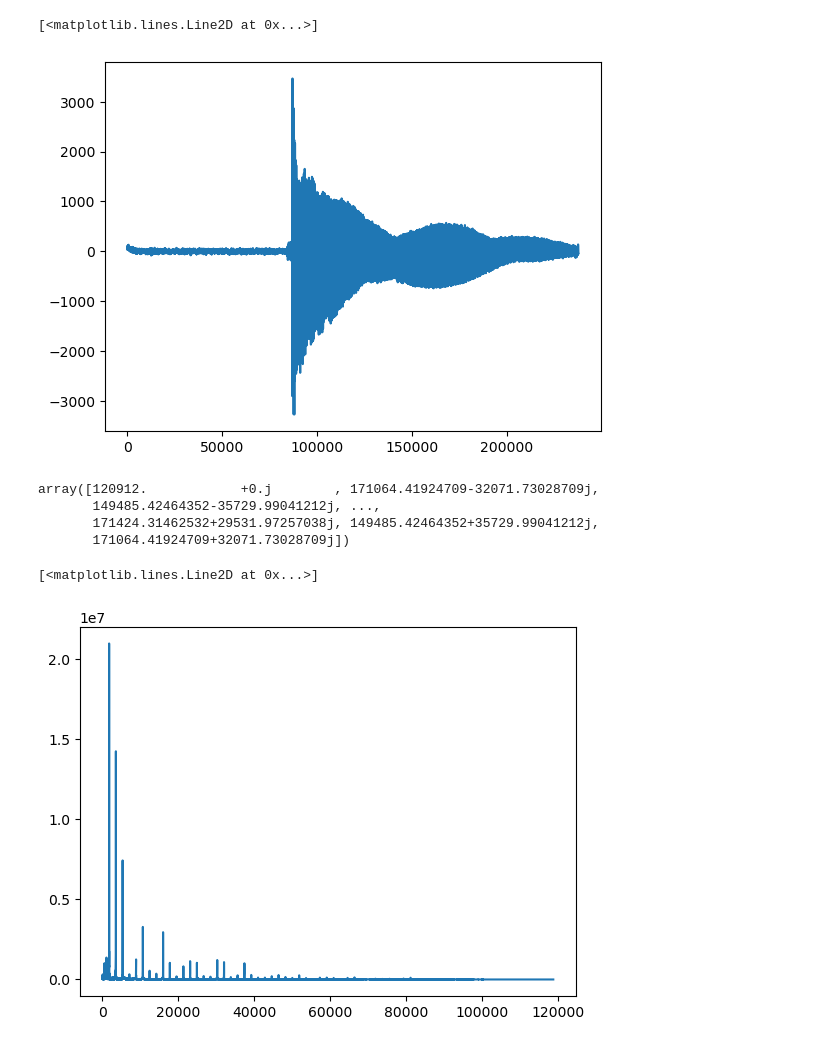
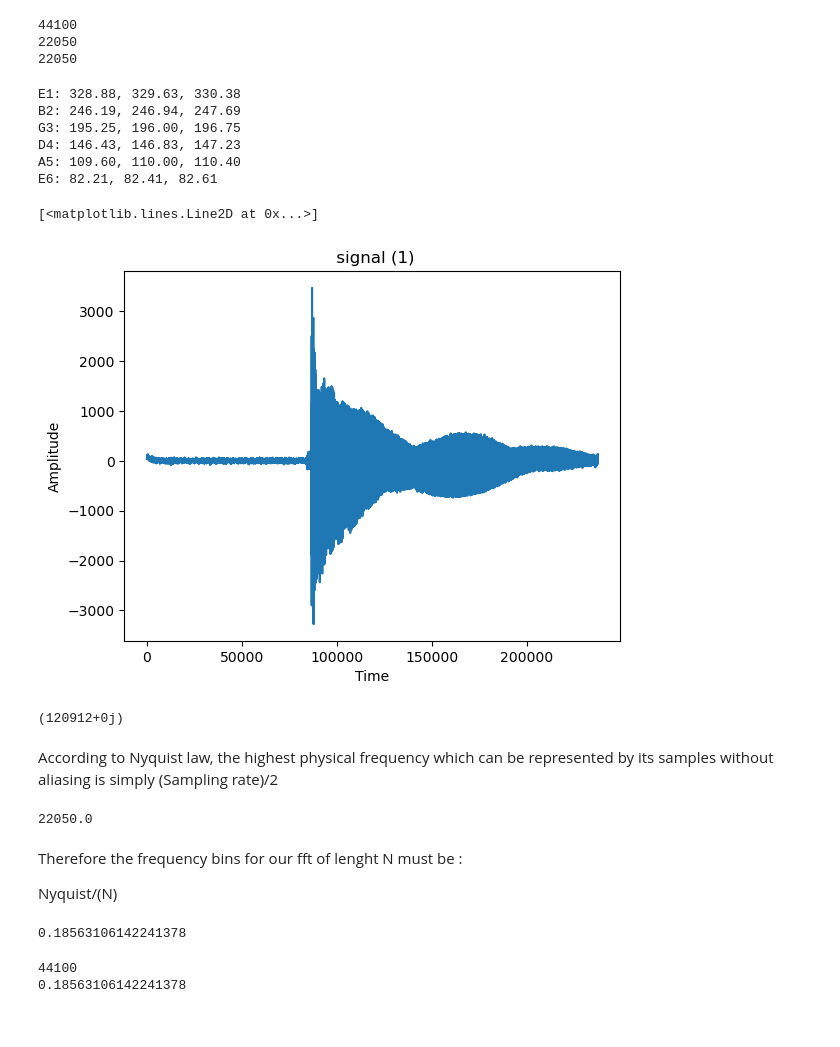
Before and after one commit to jacobo-r/Signal_Processing, a Jupyter notebook: HW1.ipynb, the cells around one changed output. Saved outputs shown, nothing was run; the diff lists cells and outputs as text; code cells hidden in the pictures.

```diff
--- a/HW1.ipynb
+++ b/HW1.ipynb
@@ -8,3 +8,10 @@ import scipy.io.wavfile as wav
 
 sample_rates, data_list = map(list, zip(*[(wav.read(f'string_{n}.wav')) for n in range(1, 4)]))
+# %%
+for i in sample_rates:
+    print(i)
+# %% [output]
+44100
+22050
+22050
 # %%
@@ -16,24 +23,59 @@ guitar = {
     'A5': (110.00, 0.08),
     'E6': (82.41, 0.04)
 }
+# %%
+ranges = {}
+
+for note, (freq, deviation) in notes.items():
+    lower_bound = freq - deviation * 5
+    upper_bound = freq + deviation * 5
+    ranges[note] = (lower_bound, freq, upper_bound)
+
+# Now, `ranges` contains the frequency ranges for each note
+for note, (lower, middle, upper) in ranges.items():
+    print(f"{note}: {lower:.2f}, {middle:.2f}, {upper:.2f}")
+# %% [output]
+E1: 328.88, 329.63, 330.38
+B2: 246.19, 246.94, 247.69
+G3: 195.25, 196.00, 196.75
+D4: 146.43, 146.83, 147.23
+A5: 109.60, 110.00, 110.40
+E6: 82.21, 82.41, 82.61
+# %%
+file = 1
+n=file-1
 # %%
-plt.plot(data_list[0])
+plt.title(f" signal ({file})")
+plt.xlabel("Time")
+plt.ylabel("Amplitude")
+plt.plot(data_list[n])
 # %% [output]
 [<matplotlib.lines.Line2D at 0x...>]
-[figure, old version]
+[figure, new version]
 # %%
-fft(data_list[0])
+fourier = fft(data_list[n])
+fourier[0]
 # %% [output]
-array([120912.            +0.j        , 171064.41924709-32071.73028709j,
-       149485.42464352-35729.99041212j, ...,
-       171424.31462532+29531.97257038j, 149485.42464352+35729.99041212j,
-       171064.41924709+32071.73028709j])
+(120912+0j)
 # %%
-fourier = fft(data_list[0])
+# Take the real part of half of the fourier output, as the other half is
+# symmetric by definition.
 
 hfourier = np.abs(fourier[:len(fourier)//2])
-
-plt.plot(hfourier)
-# %% [output]
-[<matplotlib.lines.Line2D at 0x...>]
-[figure, removed]
+# %% [markdown]
+According to Nyquist law, the highest physical frequency which can be represented by its samples without aliasing is simply (Sampling rate)/2
+# %%
+NyquistMaxFreq= sample_rates[n]/2
+NyquistMaxFreq
+# %% [output]
+22050.0
+# %% [markdown]
+Therefore the frequency bins for our fft of lenght N must be :
+
+Nyquist/(N)
+# %%
+N= len(hfourier)
+freq_bins=NyquistMaxFreq/N
+freq_bins
+# %% [output]
+0.18563106142241378
@@ -39,0 +93,5 @@ plt.plot(hfourier)
+# %%
+frequencies= get_freq_bins(N, sample_rates[n])
+# %% [output]
+44100
+0.18563106142241378
```
Also changed, not shown: parts of 21 cells of this notebook.
